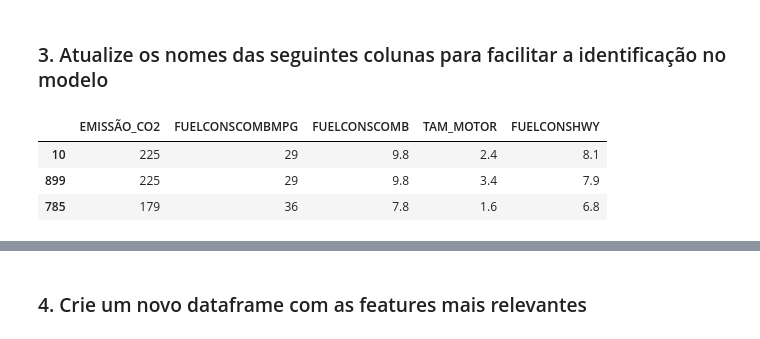
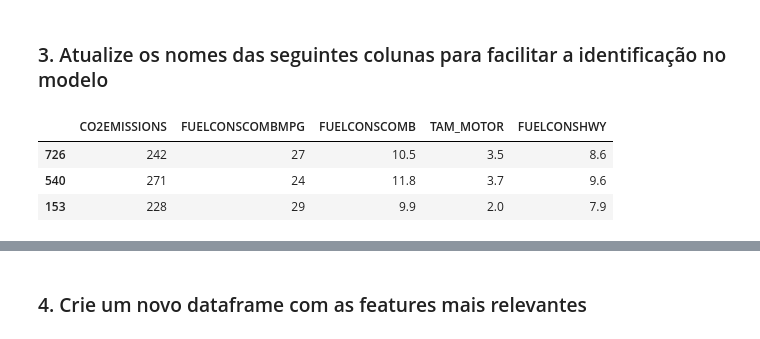
Before and after one commit to JulioAquinoDev/Classification_and_regression, a Jupyter notebook: Classification_and_regression.ipynb, the cells around one changed output, grey strips where cells are left out. Cells and saved outputs as stored; diff of their text form; code cells hidden in the pictures.

```diff
--- a/Classification_and_regression.ipynb
+++ b/Classification_and_regression.ipynb
@@ -126,13 +127,13 @@ dados3.tail()
 # %% [markdown]
 ### 3. Atualize os nomes das seguintes colunas para facilitar a identificação no modelo
 # %%
-dados2 = dados2.rename(columns={ 'CO2EMISSIONS':'EMISSÃO_CO2', 'FUELCONSUMPTION_COMB_MPG':'FUELCONSCOMBMPG','FUELCONSUMPTION_COMB':'FUELCONSCOMB','ENGINESIZE':'TAM_MOTOR', 'FUELCONSUMPTION_HWY':'FUELCONSHWY'})
+dados2 = dados2.rename(columns={ 'FUELCONSUMPTION_COMB_MPG':'FUELCONSCOMBMPG','FUELCONSUMPTION_COMB':'FUELCONSCOMB','ENGINESIZE':'TAM_MOTOR', 'FUELCONSUMPTION_HWY':'FUELCONSHWY'})
 dados2.sample(3)
 # %% [output]
-|  | EMISSÃO_CO2 | FUELCONSCOMBMPG | FUELCONSCOMB | TAM_MOTOR | FUELCONSHWY |
-| 10 | 225 | 29 | 9.8 | 2.4 | 8.1 |
-| 899 | 225 | 29 | 9.8 | 3.4 | 7.9 |
-| 785 | 179 | 36 | 7.8 | 1.6 | 6.8 |
+|  | CO2EMISSIONS | FUELCONSCOMBMPG | FUELCONSCOMB | TAM_MOTOR | FUELCONSHWY |
+| 726 | 242 | 27 | 10.5 | 3.5 | 8.6 |
+| 540 | 271 | 24 | 11.8 | 3.7 | 9.6 |
+| 153 | 228 | 29 | 9.9 | 2.0 | 7.9 |
 # %%
 dados3 = dados3.rename(columns={ 'FUELCONSUMPTION_COMB':'FUELCONSCOMB'})
 dados3.sample(3)
```
Also changed, not shown: parts of 19 cells of this notebook.
